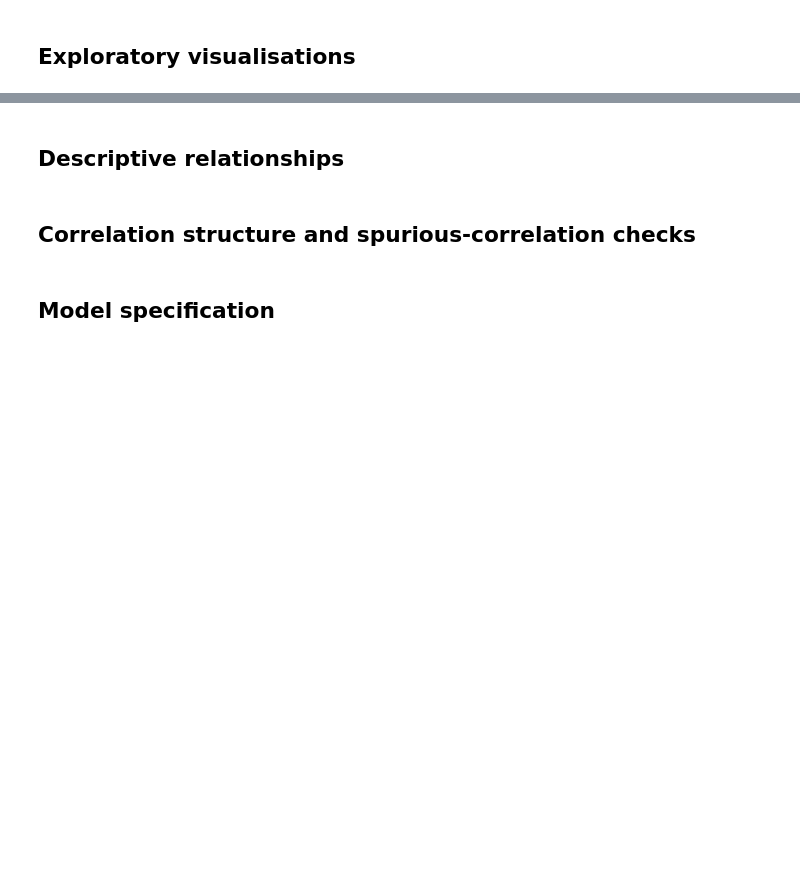
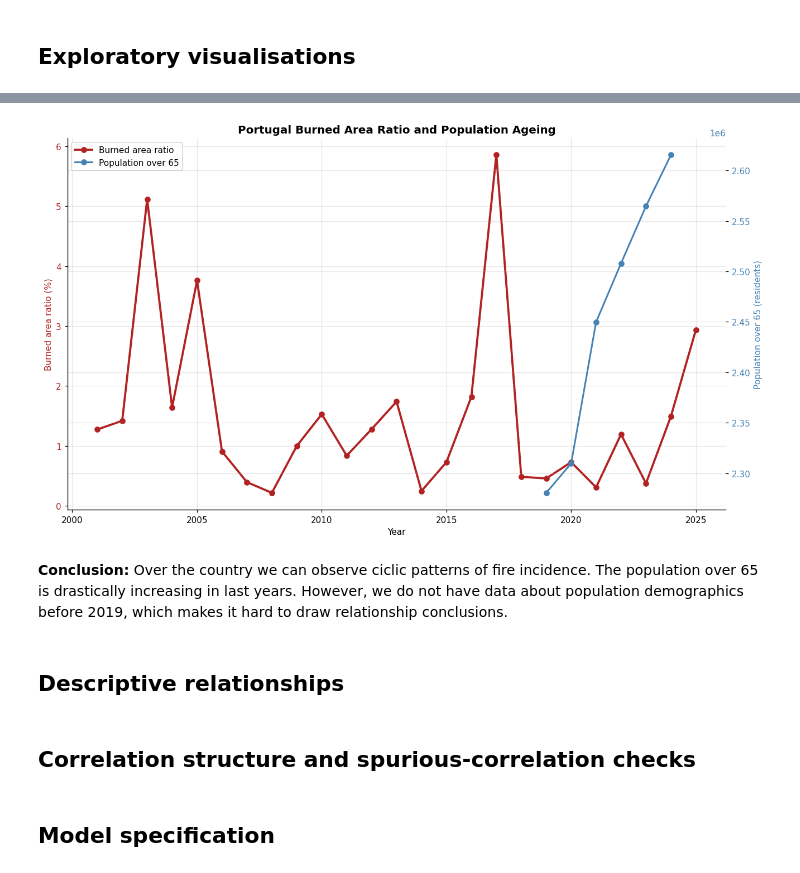
Before and after one commit to rogerjeasy/sustainability-analytics, a Jupyter notebook: notebooks/03_statistical_analysis.ipynb, the cells around one changed output, grey strips where cells are left out. Drawn from its saved outputs; the diff is of its cells as text; code cells hidden in the pictures; blank space fills up the shorter version.

```diff
--- a/notebooks/03_statistical_analysis.ipynb
+++ b/notebooks/03_statistical_analysis.ipynb
@@ -342,3 +410,42 @@ plt.show()
+# %%
+fig, ax1 = plt.subplots(figsize=(12, 7))
+
+ax1.plot(
+    portugal_burned_area_ratio["year"],
+    portugal_burned_area_ratio["burned_area_ratio_pct"],
+    color="firebrick",
+    marker="o",
+    linewidth=2.5,
+    label="Burned area ratio",
+)
+ax1.set_xlabel("Year")
+ax1.set_ylabel("Burned area ratio (%)", color="firebrick")
+ax1.tick_params(axis="y", labelcolor="firebrick")
+ax1.grid(True, alpha=0.3)
+
+ax2 = ax1.twinx()
+ax2.plot(
+    portugal_burned_area_ratio["year"],
+    portugal_burned_area_ratio["population_over_65"],
+    color="steelblue",
+    marker="o",
+    linewidth=2,
+    label="Population over 65",
+)
+ax2.set_ylabel("Population over 65 (residents)", color="steelblue")
+ax2.tick_params(axis="y", labelcolor="steelblue")
+
+lines1, labels1 = ax1.get_legend_handles_labels()
+lines2, labels2 = ax2.get_legend_handles_labels()
+ax1.legend(lines1 + lines2, labels1 + labels2, loc="upper left")
+
+ax1.set_title("Portugal Burned Area Ratio and Population Ageing")
+fig.tight_layout()
+plt.show()
+# %% [output]
+[figure, added]
+# %% [markdown]
+**Conclusion:** Over the country we can observe ciclic patterns of fire incidence. The population over 65 is drastically increasing in last years. However, we do not have data about population demographics before 2019, which makes it hard to draw relationship conclusions.
 # %% [markdown]
 ## Descriptive relationships
 # %%
```
Also changed, not shown: parts of 27 cells of this notebook, 2 other files.
